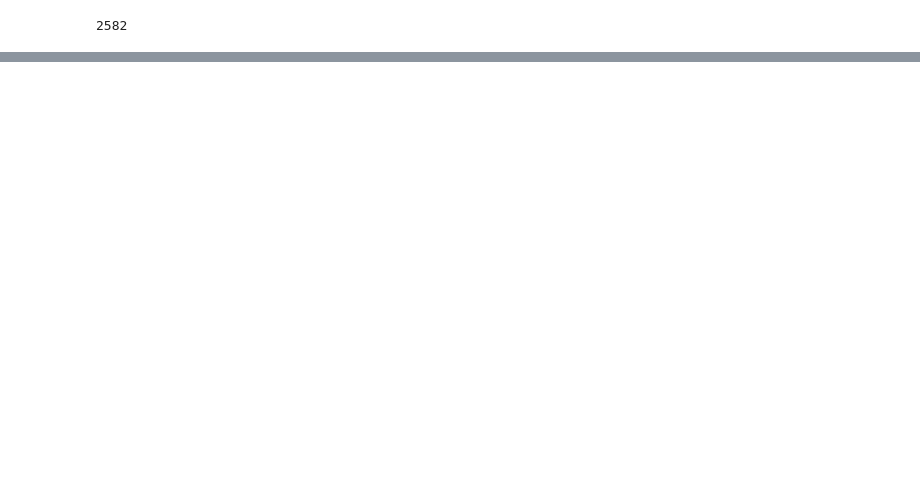
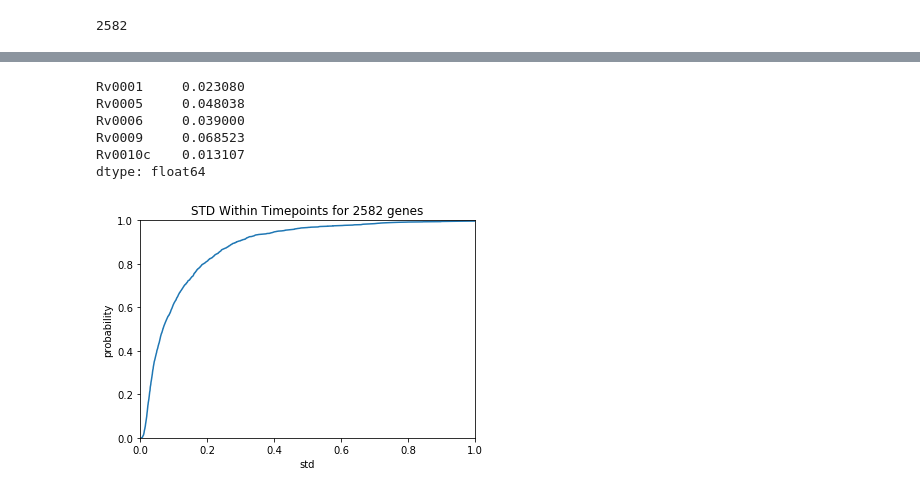
Before and after one commit to uwescience/old_xstate, a Jupyter notebook: notebooks/Variance of Read Counts.ipynb, the cells around one changed output, grey strips where cells are left out. Saved outputs shown, nothing was run; the diff lists cells and outputs as text; code cells hidden in the pictures; blank space fills up the shorter version.

```diff
--- a/notebooks/Variance of Read Counts.ipynb
+++ b/notebooks/Variance of Read Counts.ipynb
@@ -59,0 +100,20 @@ avg_mat.head()
+# %%
+df_stdw = dataframe.std(dfs_data)  # Dataframe of standard deviations within a timepoint
+ser_stdw = df_stdw.mean()
+#ser_stdw = pd.Series(np.reshape(df_stdw.to_numpy(), df_stdw.size))  # Convert to a series
+ser_stdw.head()
+# %% [output]
+Rv0001     0.023080
+Rv0005     0.048038
+Rv0006     0.039000
+Rv0009     0.068523
+Rv0010c    0.013107
+dtype: float64
+# %%
+plotter = Plotter()
+ecdf = stats.ECDF(ser_stdw)
+plotter.ax.plot(ecdf.x, ecdf.y)
+plotter.do(xlim=[0, 1.0], ylim=[0, 1.0], title="STD Within Timepoints for %d genes" % len(df_stdw.columns),
+           xlabel="std", ylabel="probability")
+# %% [output]
+[figure, added]
```
Also changed, not shown: parts of 19 cells of this notebook, 3 other files.
